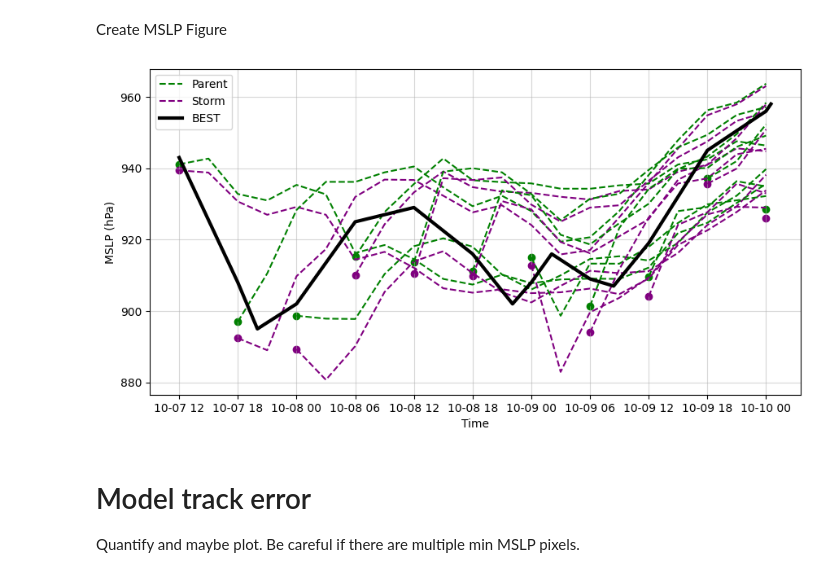
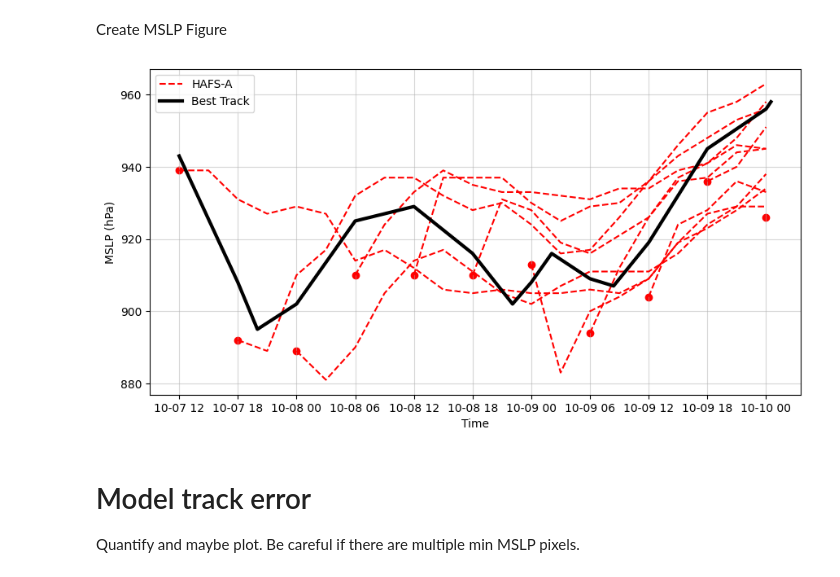
Before and after one commit to SeanBarnier/HAFS_Air-Sea, a Jupyter notebook: HAFSA_Atmosphere.ipynb, the cells around one changed output. Saved outputs shown, nothing was run; the diff lists cells and outputs as text; code cells hidden in the pictures.

Commit message:
Added option to use ATCF files and removed use of parent files.

```diff
--- a/HAFSA_Atmosphere.ipynb
+++ b/HAFSA_Atmosphere.ipynb
@@ -110,9 +69,6 @@ Get all files needed
 # %%
-parentFiles = []
 stormFiles = []
-
 stormMSLP = {} #Stores pressure along TC track for all forecast hours
-parentMSLP = {}
 
 for init, fhourList in fcastTimes.items():
   for fhour in fhourList:
@@ -124,30 +80,19 @@ for init, fhourList in fcastTimes.items():
     initYear, initMonth, initDay = initDate.split("-")
     initHour, initMinute, initSecond = initTime.split(":")
 
-    parentURL = bucket + initDate.replace("-", "") + "/" + initHour + "/" + tcNum + "l." + initDate.replace("-", "") + initHour + ".hfsa.parent.atm.f" + fhour + ".grb2"
     stormURL = bucket + initDate.replace("-", "") + "/" + initHour + "/" + tcNum + "l." + initDate.replace("-", "") + initHour + ".hfsa.storm.atm.f" + fhour + ".grb2"
-
-    parentFile = "parent_" + initDate.replace("-", "") + "_" + initHour + "_f" + fhour + ".grb2"
     stormFile = "storm_" + initDate.replace("-", "") + "_" + initHour + "_f" + fhour + ".grb2"
-    parentFiles.append(parentFile)
     stormFiles.append(stormFile)
 
-    !wget -O {parentFile} {parentURL}
     !wget -O {stormFile} {stormURL}
 
-    _, dateStr, hour, fhourStr = parentFile.split("_") #Same for both parent and storm of files
+    _, dateStr, hour, fhourStr = stormFile.split("_") #Same for both parent and storm of files
     runStr = dateStr + hour
     fhour = int(fhourStr.replace("f", "").replace(".grb2", ""))
     validDT = dt.strptime(runStr, runFormat) + pd.Timedelta(hours=fhour)
-
     if runStr not in stormMSLP.keys(): stormMSLP[runStr] = {}
-    if runStr not in parentMSLP.keys(): parentMSLP[runStr] = {}
-
-    parentData = xr.open_dataset(parentFile, engine="cfgrib", decode_timedelta=True, filter_by_keys={'stepType': 'instant', 'typeOfLevel': 'meanSea'})
-    parentMSLP[runStr][validDT] = np.min(parentData.prmsl.data[np.isnan(parentData.prmsl.data)==False]) / 100 #Convert from Pa to hPa
 
     stormData = xr.open_dataset(stormFile, engine="cfgrib", decode_timedelta=True, filter_by_keys={'stepType': 'instant', 'typeOfLevel': 'meanSea'})
     stormMSLP[runStr][validDT] = np.min(stormData.prmsl.data[np.isnan(stormData.prmsl.data)==False]) / 100
 
     !rm {stormFile}
-    !rm {parentFile}
@@ -186,0 +102,10 @@ parentMSLP
+# %%
+cols = ["BASIN", "CY", "YYYYMMDDHH", "TECHNUM/MIN", "TECH", "TAU", "LatN/S", "LonE/W",
+    "VMAX", "MSLP", "TY", "RAD", "WINDCODE", "RAD1", "RAD2", "RAD3", "RAD4",
+    "POUTER", "ROUTER", "RMW", "GUSTS", "EYE", "SUBREGION", "MAXSEAS", "INITIALS",
+    "DIR", "SPEED", "STORMNAME", "DEPTH", "SEAS", "SEASCODE", "SEAS1", "SEAS2",
+    "SEAS3", "SEAS4", "USERDEFINED1", "Thermo1", "Thermo2", "Thermo3", "Thermo4",
+    "Thermo5", "Thermo6", "Thermo7", "USERDEFINED2", "DT", "SHR82", "SHR81_1",
+    "SHR82_2",  "USERDEFINED3", "SST", "USERDEFINED4", "ARMW1", "ARMW2"]
+#"USERDEFINED3", "userdata3", "USERDEFINED4", "userdata4", "USERDEFINED5", "userdata5",
+#Sample ATCF URL: https://noaa-nws-hafs-pds.s3.amazonaws.com/hfsa/20241007/12/14l.2024100712.hfsa.trak.atcfunix
@@ -190,35 +151,29 @@ stormMSLP
 Create MSLP Figure
 # %%
 btDates = [dt.strptime(datetime, dateFormat) for datetime in tc.time]
-runDates = [dt.strptime(run, runFormat) for run in parentMSLP.keys()]
-parentStartMSLPs = [list(parentMSLP[key].values())[0] for key in parentMSLP.keys()]
+runDates = [dt.strptime(run, runFormat) for run in stormMSLP.keys()]
 stormStartMSLPs = [list(stormMSLP[key].values())[0] for key in stormMSLP.keys()]
 
 mslpFig = plt.figure(figsize=(10, 5))
 mslpAx = mslpFig.add_axes([0.1,0.1,0.8,0.8])
 
-for run in parentMSLP.keys():
-  if run == list(parentMSLP.keys())[0]:
-    mslpAx.plot(parentMSLP[run].keys(), parentMSLP[run].values(), label="Parent", linestyle="--", color="green")
-    mslpAx.plot(stormMSLP[run].keys(), stormMSLP[run].values(), label="Storm", linestyle="--", color="purple")
-  else:
-    mslpAx.plot(parentMSLP[run].keys(), parentMSLP[run].values(), linestyle="--", color="green")
-    mslpAx.plot(stormMSLP[run].keys(), stormMSLP[run].values(), linestyle="--", color="purple")
+for run in stormMSLP.keys():
+  if run == list(stormMSLP.keys())[0]: mslpAx.plot(stormMSLP[run].keys(), stormMSLP[run].values(), label="HAFS-A", linestyle="--", color="red")
+  else: mslpAx.plot(stormMSLP[run].keys(), stormMSLP[run].values(), linestyle="--", color="red")
 
 #Add points to indicate the start of a run
-mslpAx.scatter(runDates, parentStartMSLPs, color="green")
-mslpAx.scatter(runDates, stormStartMSLPs, color="purple")
+mslpAx.scatter(runDates, stormStartMSLPs, color="red")
 
-mslpAx.plot(btDates, tc.mslp, label="BEST", color="black", linewidth=3)
+mslpAx.plot(btDates, tc.mslp, label="Best Track", color="black", linewidth=3)
 
 mslpAx.set_xlabel("Time")
 mslpAx.set_ylabel("MSLP (hPa)")
 mslpAx.grid(alpha=0.5)
 mslpAx.legend()
 
 mslpFig.savefig(filepath + "/mslp_allRuns.png")
 # %% [output]
-[figure, old version]
+[figure, new version]
 # %% [markdown]
 # Model track error
 Quantify and maybe plot. Be careful if there are multiple min MSLP pixels.
```
Also changed, not shown: parts of 13 cells of this notebook.
